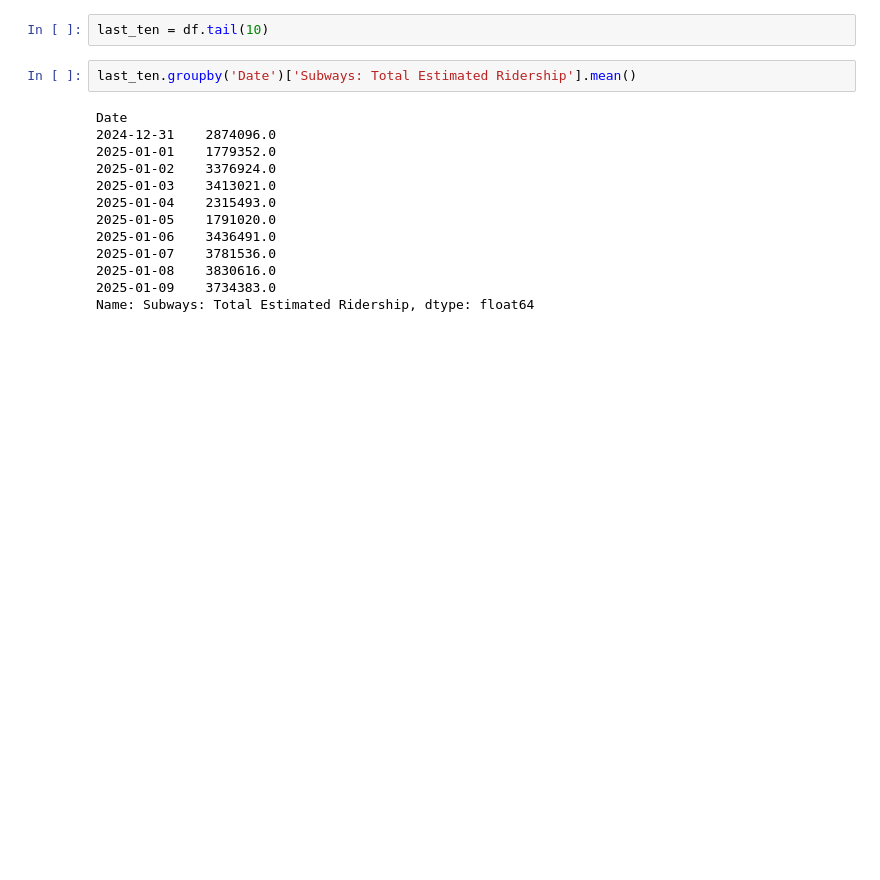
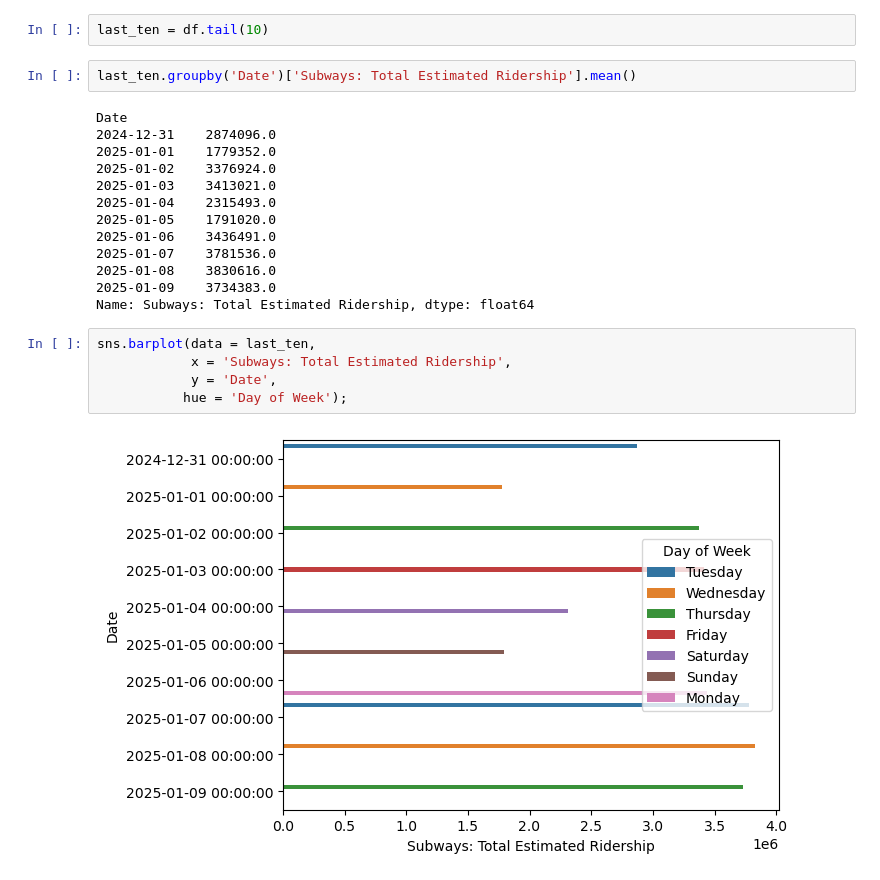
Before and after one commit to alishanstyles/MTA-Daily-Ridership, a Jupyter notebook: Untitled.ipynb, the cells around one changed output. Cells and saved outputs as stored; diff of their text form; blank space fills up the shorter version.

```diff
--- a/Untitled.ipynb
+++ b/Untitled.ipynb
@@ -403,3 +403,10 @@ Date
 2025-01-08    3830616.0
 2025-01-09    3734383.0
 Name: Subways: Total Estimated Ridership, dtype: float64
+# %%
+sns.barplot(data = last_ten,
+            x = 'Subways: Total Estimated Ridership',
+            y = 'Date',
+           hue = 'Day of Week');
+# %% [output]
+[figure, added]
```
Also changed, not shown: parts of 21 cells of this notebook.
